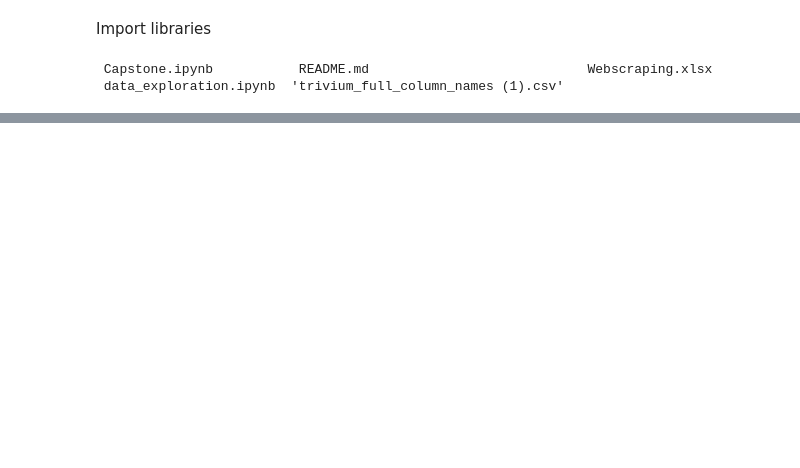
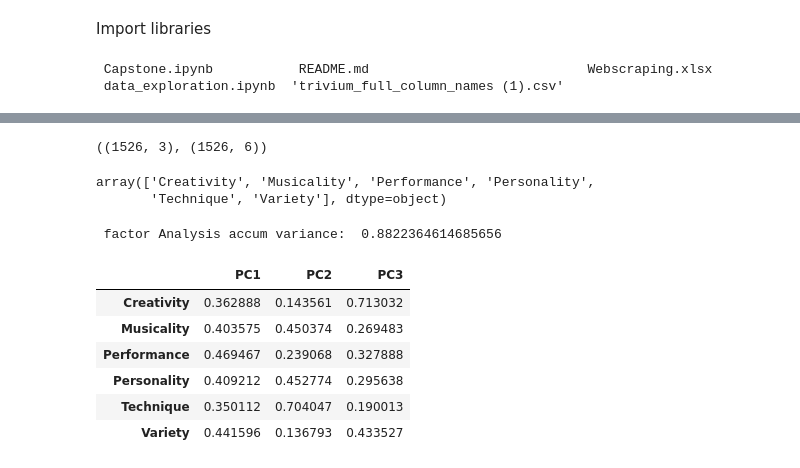
Before and after one commit to smahnke17/capstone, a Jupyter notebook: data_exploration.ipynb, the cells around one changed output, grey strips where cells are left out. Drawn from its saved outputs; the diff is of its cells as text; code cells hidden in the pictures; blank space fills up the shorter version.

```diff
--- a/data_exploration.ipynb
+++ b/data_exploration.ipynb
@@ -185,0 +191,47 @@ scorecard[scorecard['BattleID']==0]
+# %%
+# triviumFloat=
+triviumScore=scorecardBlue[['Creativity', 'Musicality', 'Performance', 'Personality', 'Technique', 'Variety']]
+# %%
+#imputer also get feature name for plotting later
+names=triviumScore.columns
+imputer = SimpleImputer(missing_values=np.nan, strategy='mean')
+triviumNorm = imputer.fit_transform(triviumScore)
+features=imputer.get_feature_names_out(input_features= names)
+
+
+#normalize float columns
+triviumNorm= StandardScaler().fit(triviumNorm).transform(triviumNorm)
+# %%
+#set PCA
+pca = PCA(n_components=3, random_state=0).fit(triviumNorm)
+X_pca = pca.transform(triviumNorm)
+X_pca.shape, triviumNorm.shape
+# %% [output]
+((1526, 3), (1526, 6))
+# %%
+features
+# %% [output]
+array(['Creativity', 'Musicality', 'Performance', 'Personality',
+       'Technique', 'Variety'], dtype=object)
+# %%
+loadings_abs = np.abs(pca.components_)
+pcs = ['PC1', 'PC2', 'PC3']
+
+# Create DataFrame
+pca_loadings = pd.DataFrame(loadings_abs.T, columns=pcs, index=features)
+
+# pca_loadings.T.plot.bar(figsize=(10, 20), subplots=True)
+# %%
+print( " factor Analysis accum variance: ",np.cumsum(pca.explained_variance_ratio_)[2])
+# %% [output]
+ factor Analysis accum variance:  0.8822364614685656
+# %%
+pca_loadings.style.background_gradient()
+# %% [output]
+|  | PC1 | PC2 | PC3 |
+| Creativity | 0.362888 | 0.143561 | 0.713032 |
+| Musicality | 0.403575 | 0.450374 | 0.269483 |
+| Performance | 0.469467 | 0.239068 | 0.327888 |
+| Personality | 0.409212 | 0.452774 | 0.295638 |
+| Technique | 0.350112 | 0.704047 | 0.190013 |
+| Variety | 0.441596 | 0.136793 | 0.433527 |
```
Also changed, not shown: parts of 32 cells of this notebook.
